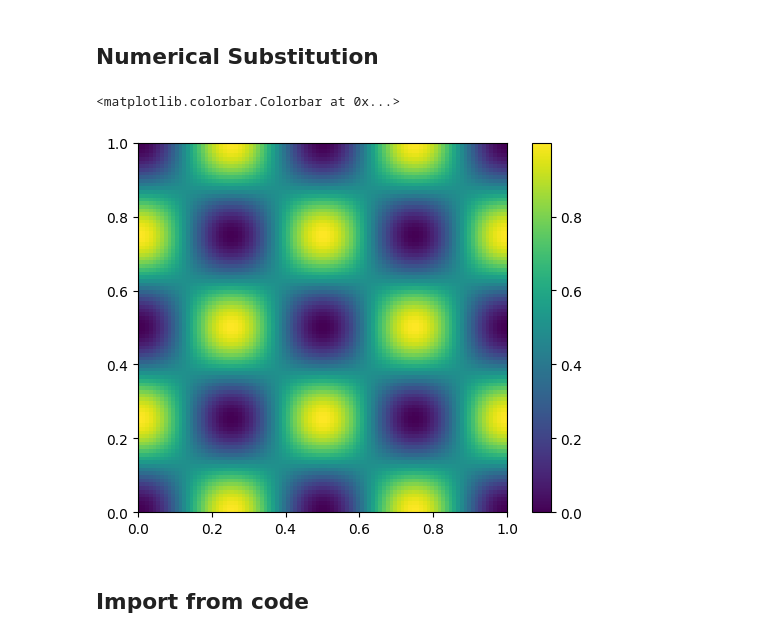
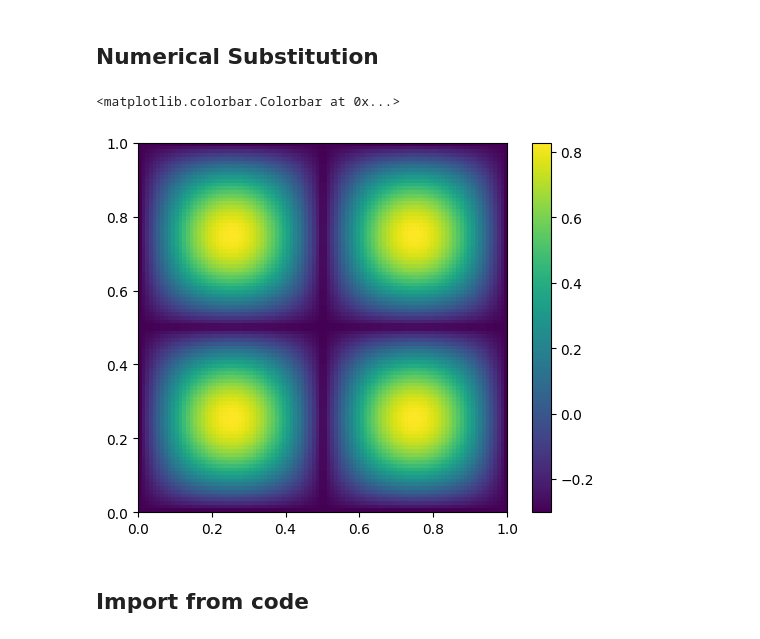
Before and after one commit to Prajwal-Prathiksh/ddp-thesis, a Jupyter notebook: code/test_k_eps_eqns.ipynb, the cells around one changed output. Saved outputs shown, nothing was run; the diff lists cells and outputs as text; code cells hidden in the pictures.

```diff
--- a/code/test_k_eps_eqns.ipynb
+++ b/code/test_k_eps_eqns.ipynb
@@ -62,0 +54,5 @@ k, eps
+# %%
+U = 1
+k = 1.5*U*U
+eps = pow(0.09, 0.75)*pow(k, 1.5)/L
+k, eps
@@ -110,11 +108,7 @@ $\displaystyle \frac{0.36 \pi \sqrt{\sin^{2}{\left(2 \pi x \right)} \sin^{2}{\le
 # %% [markdown]
 ## Numerical Substitution
 # %%
-# Check if c0 is in the expression
-rho.has(c0)
-def numerical_subs(sym_var, _x, _y, _c0=10., debug=False):
-    if sym_var.has(c0):
-        sym_var = sym_var.subs(c0, _c0)
+def numerical_subs(sym_var, _x, _y, debug=False):
     func = lambdify((x, y), sym_var, 'numpy')
     if debug:
         print(func.__doc__)
@@ -123,24 +117,24 @@ def numerical_subs(sym_var, _x, _y, _c0=10., debug=False):
 # %%
 # Plot vmag for a square domain between 0 and L
 _x = np.linspace(1e-5, L, 100)
 _x, _y = np.meshgrid(_x, _x)
 _u = numerical_subs(u, _x, _y)
 _v = numerical_subs(v, _x, _y)
 _vmag = np.sqrt(_u**2 + _v**2)
 _p = numerical_subs(p, _x, _y)
 _rho = numerical_subs(rho, _x, _y)
 
 _k = numerical_subs(k, _x, _y)
 _eps = numerical_subs(eps, _x, _y)
 
 _k_rhs = numerical_subs(k_rhs, _x, _y)
 _eps_rhs = numerical_subs(eps_rhs, _x, _y)
 
-plt.imshow(_k, origin='lower', extent=(0, L, 0, L))
+plt.imshow(_k_rhs, origin='lower', extent=(0, L, 0, L))
 plt.colorbar()
 # %% [output]
 <matplotlib.colorbar.Colorbar at 0x...>
-[figure, old version]
+[figure, new version]
 # %% [markdown]
 ## Import from code
 # %%
```
Also changed, not shown: parts of 7 cells of this notebook, 1 other file.
